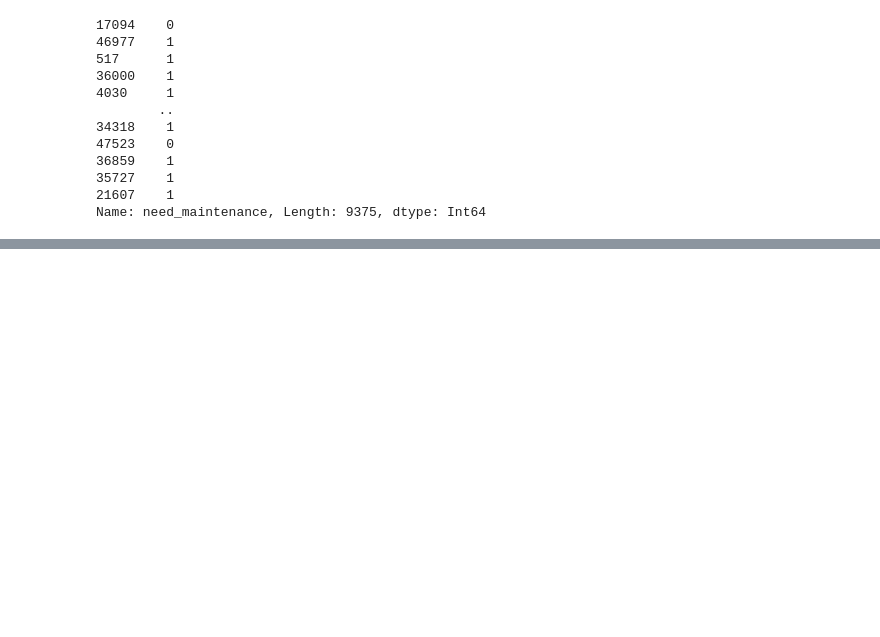
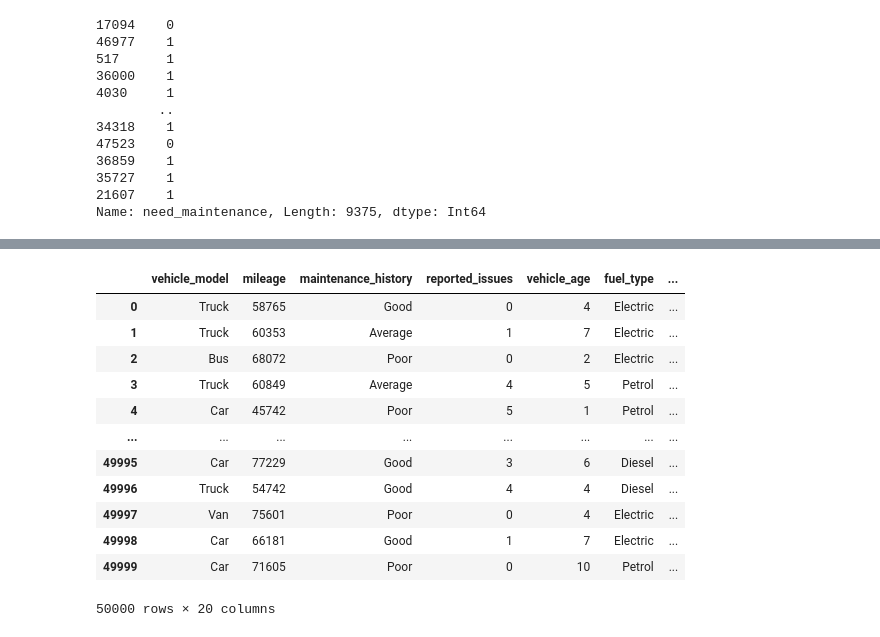
Before and after one commit to sahil82764/Vehicle_Maintenance_Prediction, a Jupyter notebook: samp1.ipynb, the cells around one changed output, grey strips where cells are left out. Saved outputs shown, nothing was run; the diff lists cells and outputs as text; code cells hidden in the pictures; blank space fills up the shorter version.

Commit message:
Model Evaluation Completed and Tested

```diff
--- a/samp1.ipynb
+++ b/samp1.ipynb
@@ -465,3 +465,12 @@ y_test
 35727    1
 21607    1
 Name: need_maintenance, Length: 9375, dtype: Int64
+# %%
+import pandas as pd
+import numpy as np
+
+# Create a sample dataset with 50,000 rows and 20 columns
+
+df = pd.read_csv('rawData/vehicle_maintenance_data.csv')
+# %%
+df.columns = map(str.lower, df.columns)
@@ -467,0 +493,26 @@ Name: need_maintenance, Length: 9375, dtype: Int64
+# %%
+car_indices = df[df['vehicle_model'] != 'Car'].sample(n=min(7000, len(df[df['vehicle_model'] != 'Car'])), replace=False).index # handle case where less rows available
+df.loc[car_indices, 'vehicle_model'] = 'Car'
+
+truck_indices = df[df['vehicle_model'] != 'Truck'].sample(n=min(4983, len(df[df['vehicle_model'] != 'Truck'])), replace=False).index
+df.loc[truck_indices, 'vehicle_model'] = 'Truck'
+
+
+bus_indices = df[df['vehicle_model'] != 'Bus'].sample(n=min(389, len(df[df['vehicle_model'] != 'Bus'])), replace=False).index
+df.loc[bus_indices, 'vehicle_model'] = 'Bus'
+# %%
+df
+# %% [output]
+|  | vehicle_model | mileage | maintenance_history | reported_issues | vehicle_age | fuel_type | ... |
+| 0 | Truck | 58765 | Good | 0 | 4 | Electric | ... |
+| 1 | Truck | 60353 | Average | 1 | 7 | Electric | ... |
+| 2 | Bus | 68072 | Poor | 0 | 2 | Electric | ... |
+| 3 | Truck | 60849 | Average | 4 | 5 | Petrol | ... |
+| 4 | Car | 45742 | Poor | 5 | 1 | Petrol | ... |
+| ... | ... | ... | ... | ... | ... | ... | ... |
+| 49995 | Car | 77229 | Good | 3 | 6 | Diesel | ... |
+| 49996 | Truck | 54742 | Good | 4 | 4 | Diesel | ... |
+| 49997 | Van | 75601 | Poor | 0 | 4 | Electric | ... |
+| 49998 | Car | 66181 | Good | 1 | 7 | Electric | ... |
+| 49999 | Car | 71605 | Poor | 0 | 10 | Petrol | ... |
+50000 rows × 20 columns
```
Also changed, not shown: parts of 8 cells of this notebook, 28 other files.
